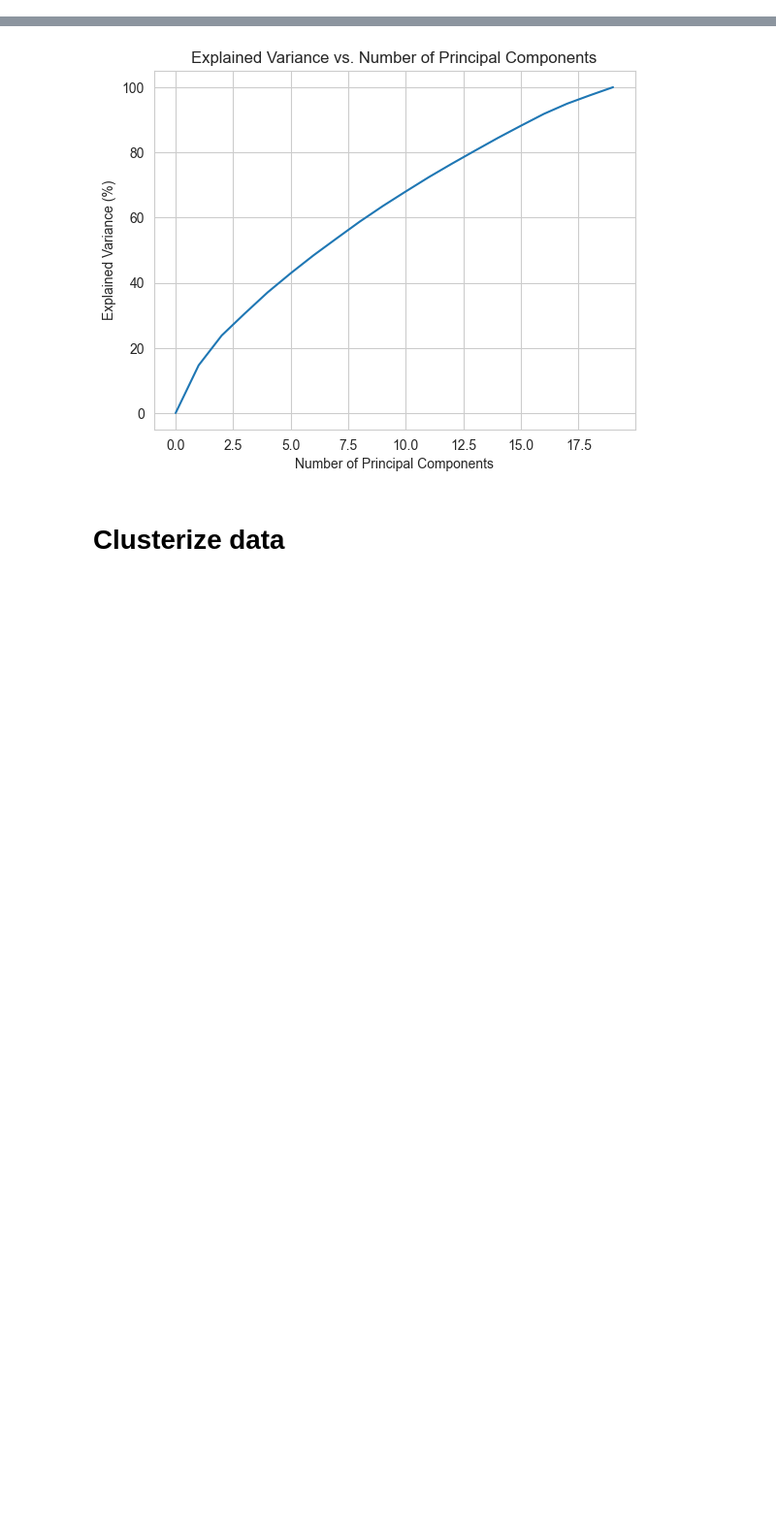
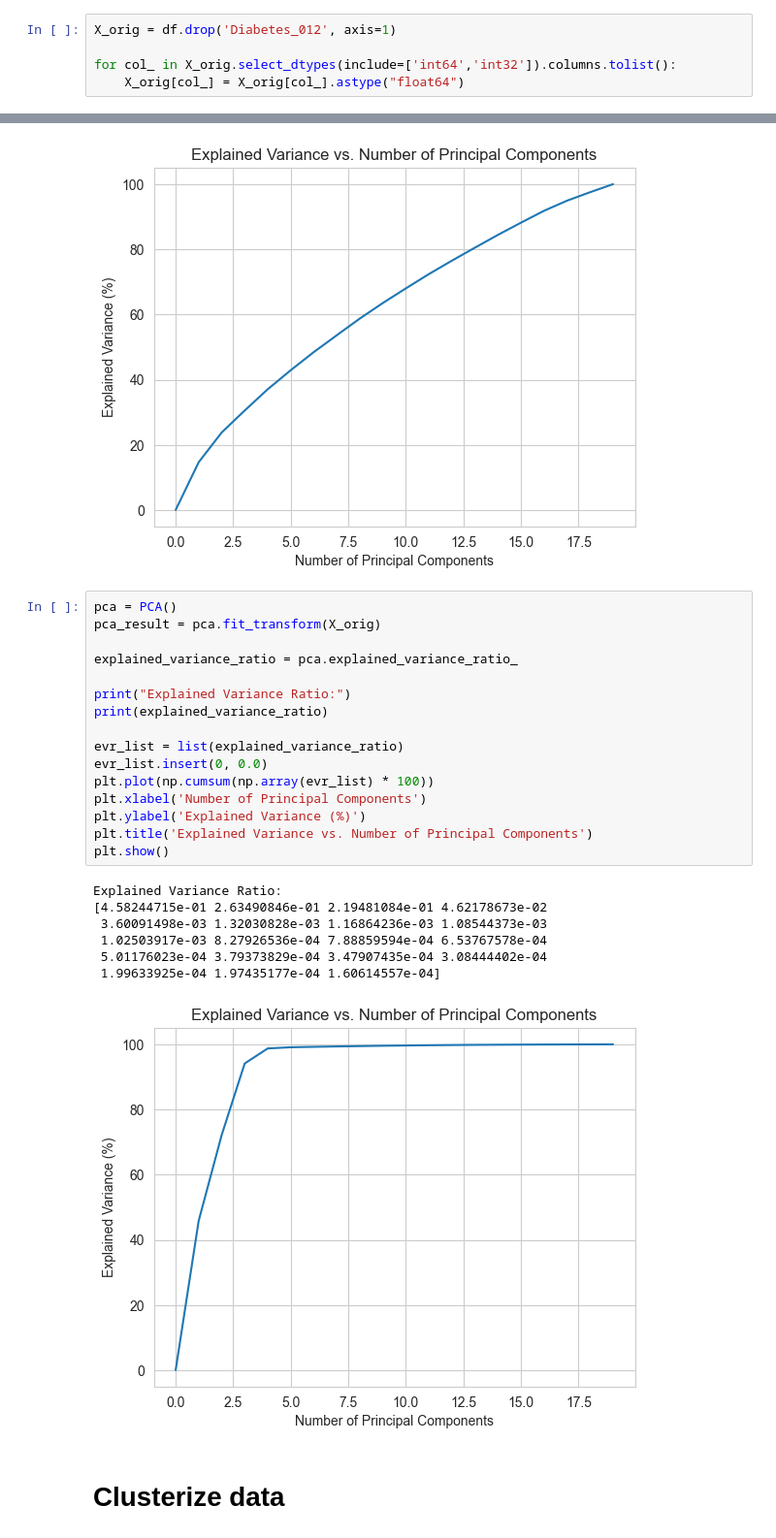
Before and after one commit to VolDonets/cmeans_python, a Jupyter notebook: for_article_diabetes_health_indicators/diabetes_data_pipeline.ipynb, the cells around one changed output, grey strips where cells are left out. Shown at 97% size. Drawn from its saved outputs; the diff is of its cells as text; blank space fills up the shorter version.

```diff
--- a/for_article_diabetes_health_indicators/diabetes_data_pipeline.ipynb
+++ b/for_article_diabetes_health_indicators/diabetes_data_pipeline.ipynb
@@ -129,6 +129,11 @@ X.head()
 | 2 | 1.094017 | 1.153521 | 0.215142 | 0.491295 | -0.900118 | -0.227358 | -0.34393 | 0.606922 | 0.845732 | ... |
 | 3 | -0.914063 | 1.153521 | 0.215142 | -0.082795 | -0.900118 | 4.398349 | 2.90757 | 0.606922 | 0.845732 | ... |
 | 4 | -0.914063 | -0.866911 | 0.215142 | -0.800407 | 1.110966 | -0.227358 | -0.34393 | -1.647657 | -1.182408 | ... |
+# %%
+X_orig = df.drop('Diabetes_012', axis=1)
+
+for col_ in X_orig.select_dtypes(include=['int64','int32']).columns.tolist():
+    X_orig[col_] = X_orig[col_].astype("float64")
 # %%
 x_train, x_test, y_train, y_test = train_test_split(X, Y, test_size=0.2, random_state=39)
 # %%
@@ -220,6 +225,30 @@ Explained Variance Ratio:
  0.03988711 0.03924945 0.03740575 0.03645023 0.03104155 0.02599221
  0.0247498 ]
 [figure]
+# %%
+pca = PCA()
+pca_result = pca.fit_transform(X_orig)
+
+explained_variance_ratio = pca.explained_variance_ratio_
+
+print("Explained Variance Ratio:")
+print(explained_variance_ratio)
+
+evr_list = list(explained_variance_ratio)
+evr_list.insert(0, 0.0)
+plt.plot(np.cumsum(np.array(evr_list) * 100))
+plt.xlabel('Number of Principal Components')
+plt.ylabel('Explained Variance (%)')
+plt.title('Explained Variance vs. Number of Principal Components')
+plt.show()
+# %% [output]
+Explained Variance Ratio:
+[4.58244715e-01 2.63490846e-01 2.19481084e-01 4.62178673e-02
+ 3.60091498e-03 1.32030828e-03 1.16864236e-03 1.08544373e-03
+ 1.02503917e-03 8.27926536e-04 7.88859594e-04 6.53767578e-04
+ 5.01176023e-04 3.79373829e-04 3.47907435e-04 3.08444402e-04
+ 1.99633925e-04 1.97435177e-04 1.60614557e-04]
+[figure, added]
 # %% [markdown]
 # Clusterize data
 # %% [markdown]
```
Also changed, not shown: parts of 4 cells of this notebook.
